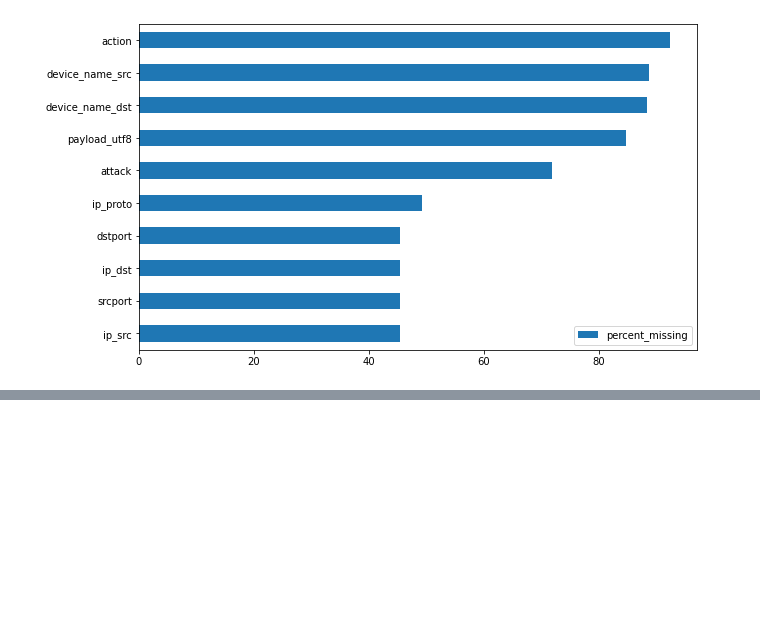
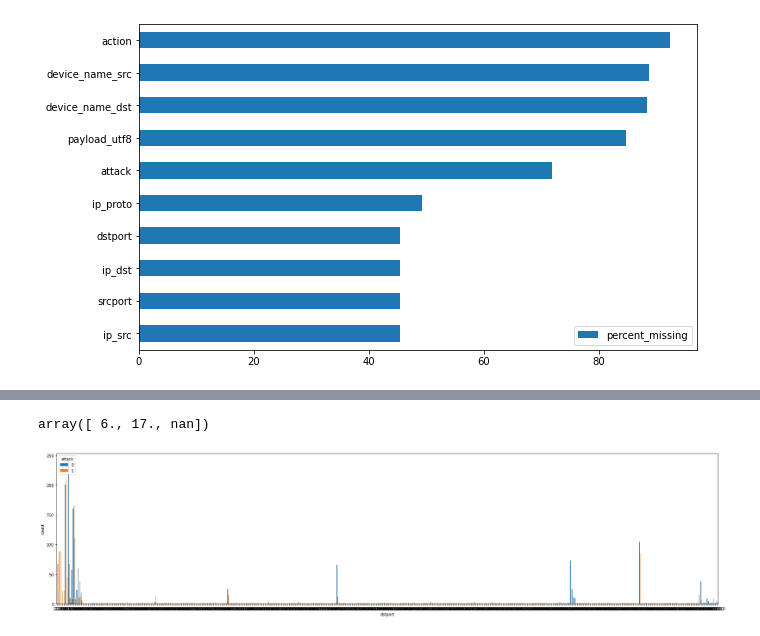
Before and after one commit to Abdulnaser98/IT-Sicherheit-Praktikum, a Jupyter notebook: analysis/analysis.ipynb, the cells around one changed output, grey strips where cells are left out. Saved outputs shown, nothing was run; the diff lists cells and outputs as text; code cells hidden in the pictures; blank space fills up the shorter version.

```diff
--- a/analysis/analysis.ipynb
+++ b/analysis/analysis.ipynb
@@ -151,0 +120,8 @@ df.loc[df['payload_utf8'].notna()].head()
+# %%
+# Get one hot encoding of columns eth_type
+one_hot = pd.get_dummies(df['eth_type'])
+# Drop column eth_type as it is now encoded
+df = df.drop('eth_type',axis = 1)
+# Join the encoded df
+df = df.join(one_hot)
+df.head()
@@ -151,0 +135,11 @@ df.loc[df['payload_utf8'].notna()].head()
+# %%
+df['ip_proto'].unique()
+# %% [output]
+array([ 6., 17., nan])
+# %%
+# Plot the relationship between two categorical columns
+plt.figure(figsize=(30, 7))
+sns.countplot(x='dstport', hue='attack', data=df)
+plt.show()
+# %% [output]
+[figure, added]
```
Also changed, not shown: parts of 33 cells of this notebook.
